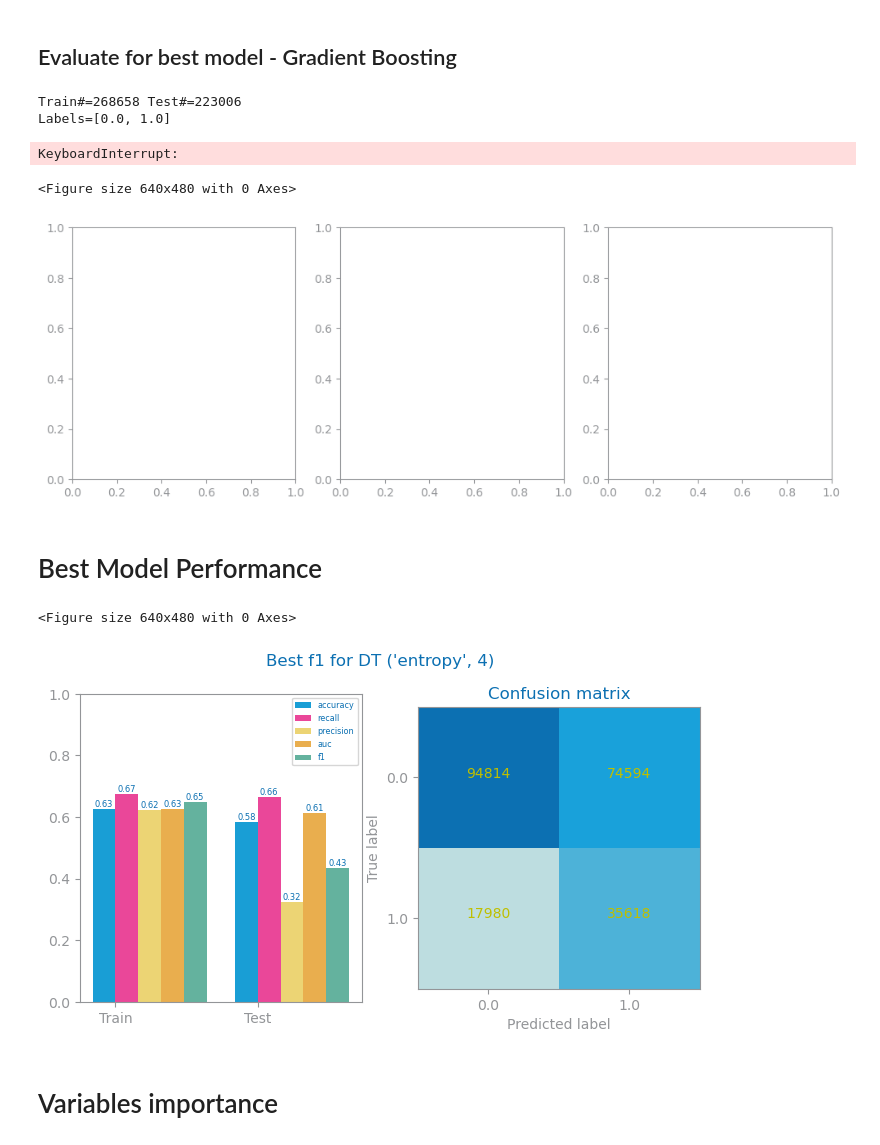
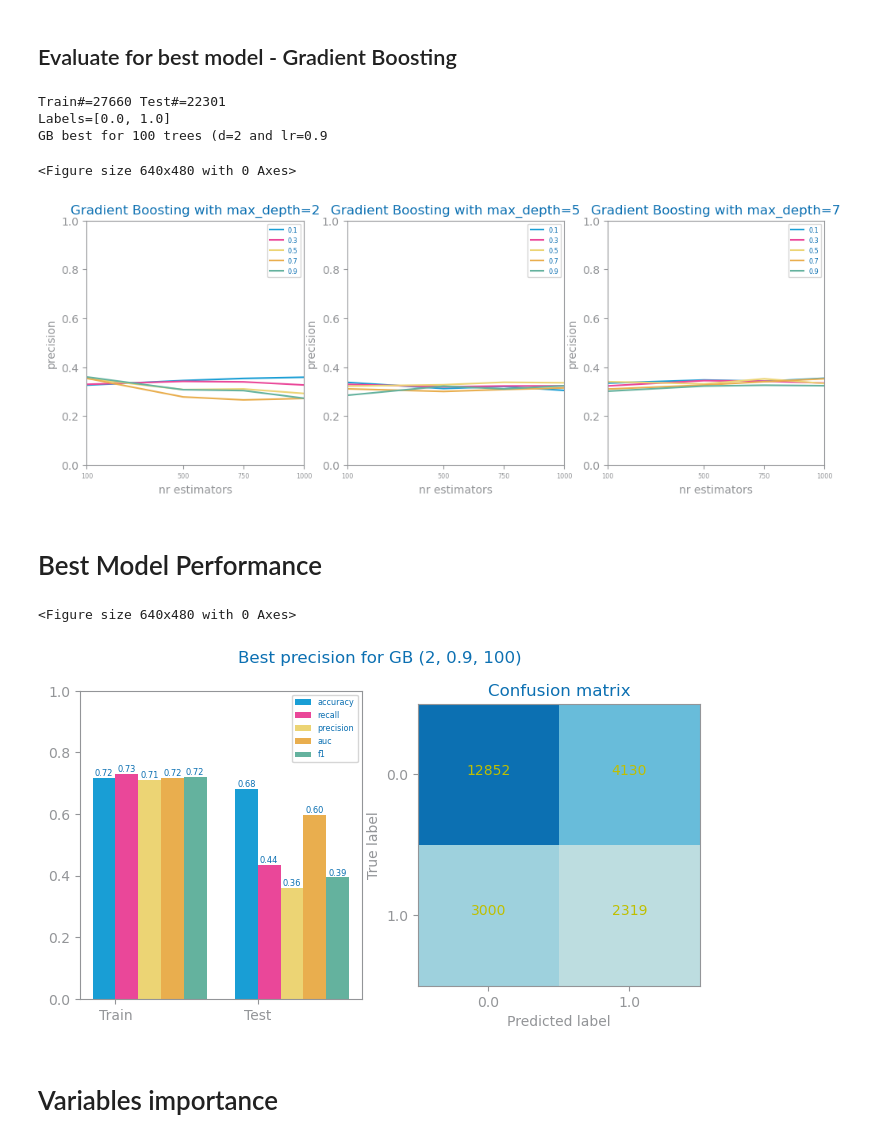
Before and after one commit to jvanalytics/ist_dash_2024_rec, a Jupyter notebook: notebooks/google_merch_store/13_ga4_merch_eval_Gradient_Boost.ipynb, the cells around one changed output. Saved outputs shown, nothing was run; the diff lists cells and outputs as text; code cells hidden in the pictures.

```diff
--- a/notebooks/google_merch_store/13_ga4_merch_eval_Gradient_Boost.ipynb
+++ b/notebooks/google_merch_store/13_ga4_merch_eval_Gradient_Boost.ipynb
@@ -133,32 +133,32 @@ show()
 # %%
 if evaluate==True:
 
     trnX, tstX, trnY, tstY, labels, vars = read_train_test_from_files(train, test, target)
     print(f'Train#={len(trnX)} Test#={len(tstX)}')
     print(f'Labels={labels}')
 
     figure()
 
-    eval_metric = 'f1'
+    eval_metric = 'precision'
 
     best_model, params = gradient_boosting_study(
     trnX,
     trnY,
     tstX,
     tstY,
     nr_max_trees=1000,
     lag=250,
     metric=eval_metric,
     )
 
-    savefig(f'images/{file_tag}_dt_{eval_metric}_study.png')
+    savefig(f'images/{file_tag}_GB_{eval_metric}_study.png')
     show()
 # %% [output]
-Train#=268658 Test#=223006
+Train#=27660 Test#=22301
 Labels=[0.0, 1.0]
+GB best for 100 trees (d=2 and lr=0.9
-KeyboardInterrupt:
+<Figure size 640x480 with 0 Axes>
-<Figure size 640x480 with 0 Axes>
-[figure, old version]
+[figure, new version]
 # %% [markdown]
 # Best Model Performance
 # %%
@@ -167,11 +167,11 @@ if evaluate == True:
     prd_tst: array = best_model.predict(tstX)
     figure()
     plot_evaluation_results(params, trnY, prd_trn, tstY, prd_tst, labels)
-    savefig(f'images/{file_tag}_dt_{params["name"]}_best_{params["metric"]}_eval.png')
+    savefig(f'images/{file_tag}_GB_{params["name"]}_best_{params["metric"]}_eval.png')
     show()
 # %% [output]
 <Figure size 640x480 with 0 Axes>
-[figure, old version]
+[figure, new version]
 # %% [markdown]
 # Variables importance
 # %%
```
Also changed, not shown: parts of 4 cells of this notebook, 3 other files.
